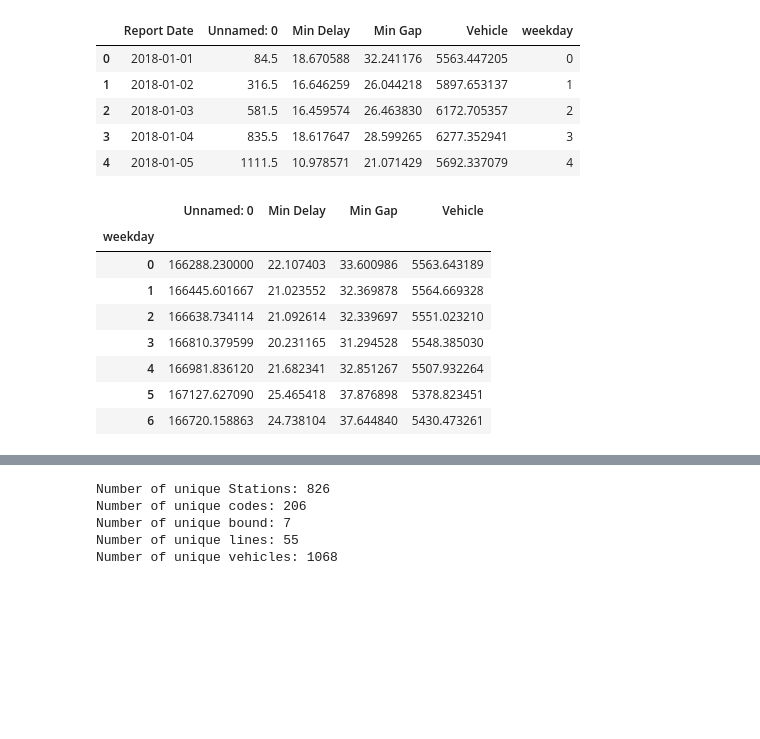
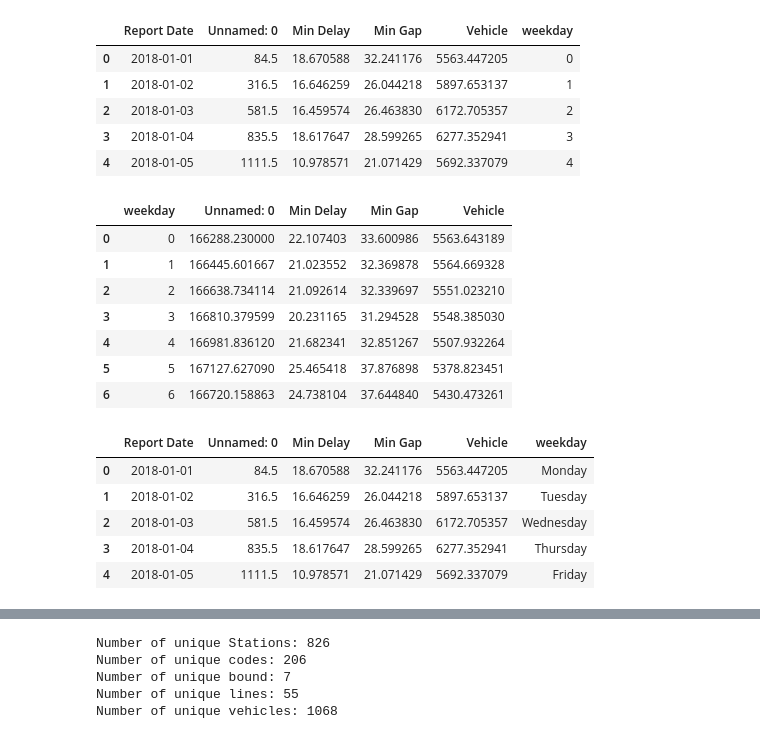
Before and after one commit to katherinewest/CME538_2023, a Jupyter notebook: EDA.ipynb, the cells around one changed output, grey strips where cells are left out. Cells and saved outputs as stored; diff of their text form; code cells hidden in the pictures; blank space fills up the shorter version.

```diff
--- a/EDA.ipynb
+++ b/EDA.ipynb
@@ -304,14 +304,26 @@ ttc_bus_daily.head()
 | 3 | 2018-01-04 | 835.5 | 18.617647 | 28.599265 | 6277.352941 | 3 |
 | 4 | 2018-01-05 | 1111.5 | 10.978571 | 21.071429 | 5692.337079 | 4 |
 # %%
-ttc_bus_daily.groupby("weekday").mean("Min Delay")
+ttc_bus_daily.groupby("weekday").mean("Min Delay").reset_index()
 # %% [output]
-|  | Unnamed: 0 | Min Delay | Min Gap | Vehicle |
-| weekday |  |  |  |  |
-| 0 | 166288.230000 | 22.107403 | 33.600986 | 5563.643189 |
-| 1 | 166445.601667 | 21.023552 | 32.369878 | 5564.669328 |
-| 2 | 166638.734114 | 21.092614 | 32.339697 | 5551.023210 |
-| 3 | 166810.379599 | 20.231165 | 31.294528 | 5548.385030 |
-| 4 | 166981.836120 | 21.682341 | 32.851267 | 5507.932264 |
-| 5 | 167127.627090 | 25.465418 | 37.876898 | 5378.823451 |
-| 6 | 166720.158863 | 24.738104 | 37.644840 | 5430.473261 |
+|  | weekday | Unnamed: 0 | Min Delay | Min Gap | Vehicle |
+| 0 | 0 | 166288.230000 | 22.107403 | 33.600986 | 5563.643189 |
+| 1 | 1 | 166445.601667 | 21.023552 | 32.369878 | 5564.669328 |
+| 2 | 2 | 166638.734114 | 21.092614 | 32.339697 | 5551.023210 |
+| 3 | 3 | 166810.379599 | 20.231165 | 31.294528 | 5548.385030 |
+| 4 | 4 | 166981.836120 | 21.682341 | 32.851267 | 5507.932264 |
+| 5 | 5 | 167127.627090 | 25.465418 | 37.876898 | 5378.823451 |
+| 6 | 6 | 166720.158863 | 24.738104 | 37.644840 | 5430.473261 |
+# %%
+
+ttc_bus_daily['weekday'] = ttc_bus_daily['weekday'].replace({
+        "0": 'Monday', "1": 'Tuesday', "2": 'Wednesday', "3": 'Thursday', "4": 'Friday', "5": 'Saturday', "6":'Sunday'})
+
+ttc_bus_daily.head()
+# %% [output]
+|  | Report Date | Unnamed: 0 | Min Delay | Min Gap | Vehicle | weekday |
+| 0 | 2018-01-01 | 84.5 | 18.670588 | 32.241176 | 5563.447205 | Monday |
+| 1 | 2018-01-02 | 316.5 | 16.646259 | 26.044218 | 5897.653137 | Tuesday |
+| 2 | 2018-01-03 | 581.5 | 16.459574 | 26.463830 | 6172.705357 | Wednesday |
+| 3 | 2018-01-04 | 835.5 | 18.617647 | 28.599265 | 6277.352941 | Thursday |
+| 4 | 2018-01-05 | 1111.5 | 10.978571 | 21.071429 | 5692.337079 | Friday |
```
Also changed, not shown: parts of 5 cells of this notebook.
